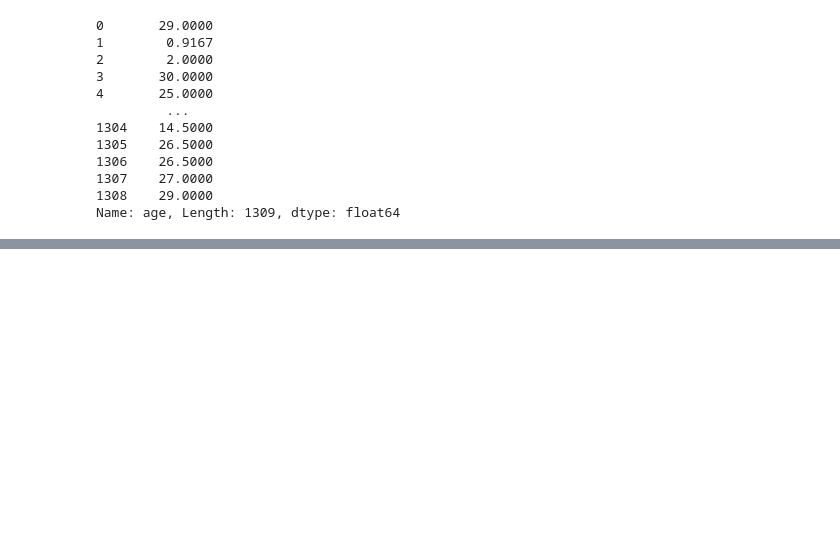
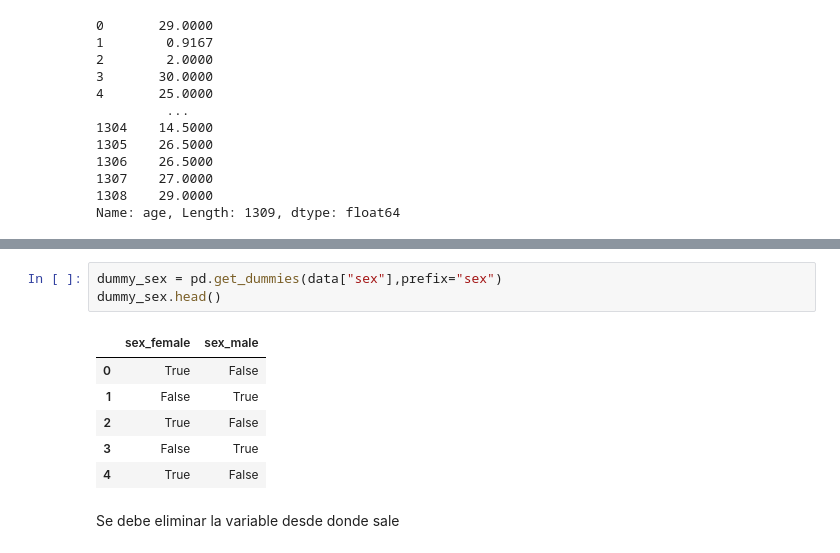
Before and after one commit to Manuelmontas02/python-ml-course, a Jupyter notebook: notebooks_propios/T1-2-Data cleaning - Analisis preliminar de los datos.ipynb, the cells around one changed output, grey strips where cells are left out. Drawn from its saved outputs; the diff is of its cells as text; blank space fills up the shorter version.

```diff
--- a/notebooks_propios/T1-2-Data cleaning - Analisis preliminar de los datos.ipynb
+++ b/notebooks_propios/T1-2-Data cleaning - Analisis preliminar de los datos.ipynb
@@ -240,0 +255,12 @@ Name: age, Length: 1309, dtype: float64
+# %%
+dummy_sex = pd.get_dummies(data["sex"],prefix="sex")
+dummy_sex.head()
+# %% [output]
+|  | sex_female | sex_male |
+| 0 | True | False |
+| 1 | False | True |
+| 2 | True | False |
+| 3 | False | True |
+| 4 | True | False |
+# %% [markdown]
+Se debe eliminar la variable desde donde sale
```
Also changed, not shown: parts of 11 cells of this notebook, 1 other file.
